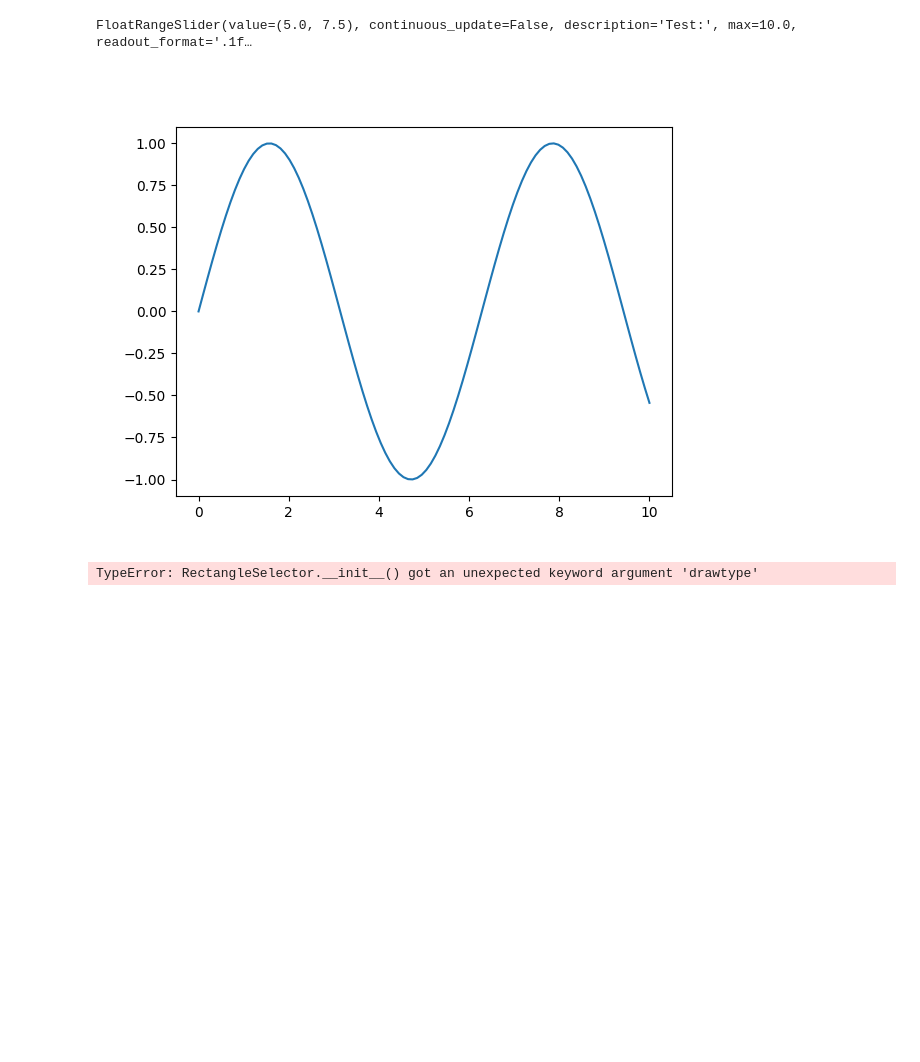
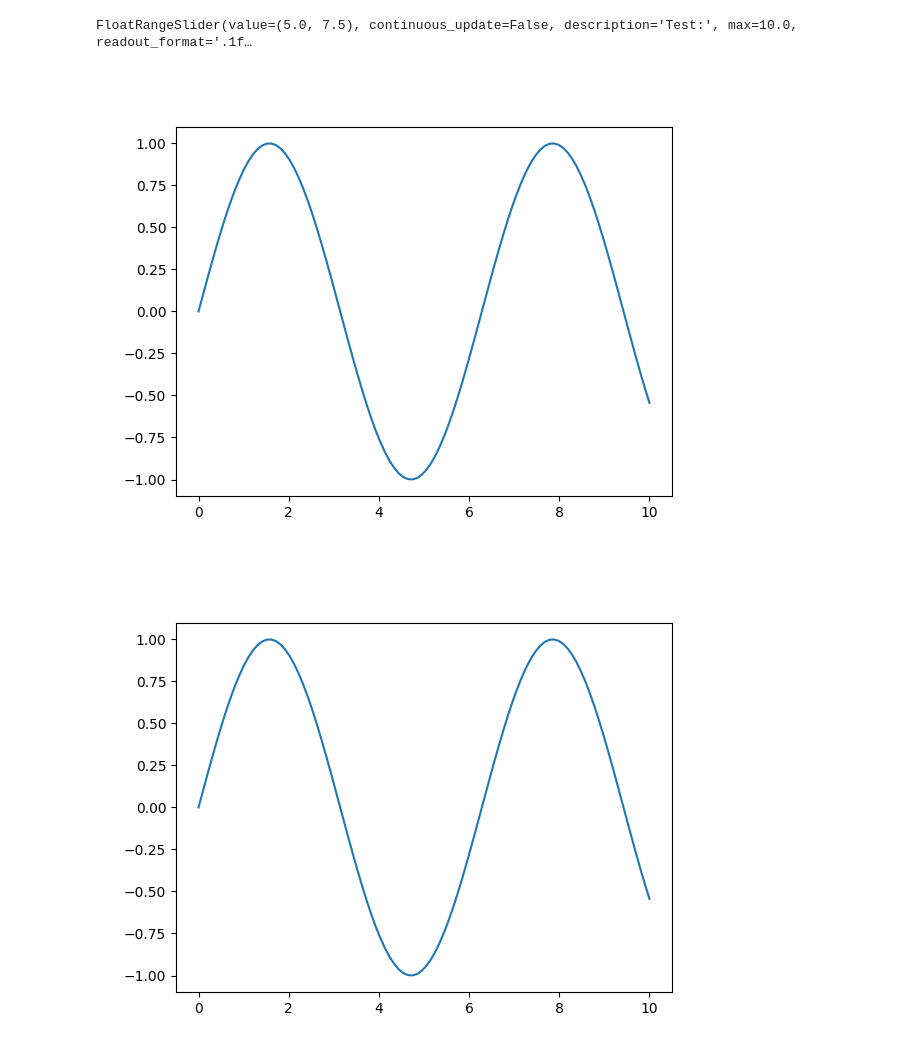
Before and after one commit to isamplesorg/examples, a Jupyter notebook: basic/ipydatagrid-learn.ipynb, the cells around one changed output. Drawn from its saved outputs; the diff is of its cells as text; code cells hidden in the pictures; blank space fills up the shorter version.

```diff
--- a/basic/ipydatagrid-learn.ipynb
+++ b/basic/ipydatagrid-learn.ipynb
@@ -62,32 +62,32 @@ fig, ax = plt.subplots()
 x = np.linspace(0, 10, 100)
 y = np.sin(x)
 line, = ax.plot(x, y, '-')
 
 def on_click(event):
     if event.inaxes is not None:
         print(f"Clicked at coordinates: ({event.xdata}, {event.ydata})")
     else:
         print("Clicked outside axes bounds but inside plot window")
 
 fig.canvas.mpl_connect('button_press_event', on_click)
 plt.show()
 
 
 
 def on_select(eclick, erelease):
     x1, y1 = eclick.xdata, eclick.ydata
     x2, y2 = erelease.xdata, erelease.ydata
     print(f"Rectangle selected from ({x1:.3f}, {y1:.3f}) to ({x2:.3f}, {y2:.3f})")
 
 # Assuming `fig` and `ax` are already defined as before
 toggle_selector = RectangleSelector(ax, on_select,
-                                    drawtype='box', useblit=True,
+                                    useblit=True,
                                     button=[1],  # Only left mouse button
                                     minspanx=5, minspany=5,
                                     spancoords='pixels',
                                     interactive=True)
 
 plt.show()
 # %% [output]
 [figure]
-TypeError: RectangleSelector.__init__() got an unexpected keyword argument 'drawtype'
+[figure, added]
```
Also changed, not shown: 4 other files.
